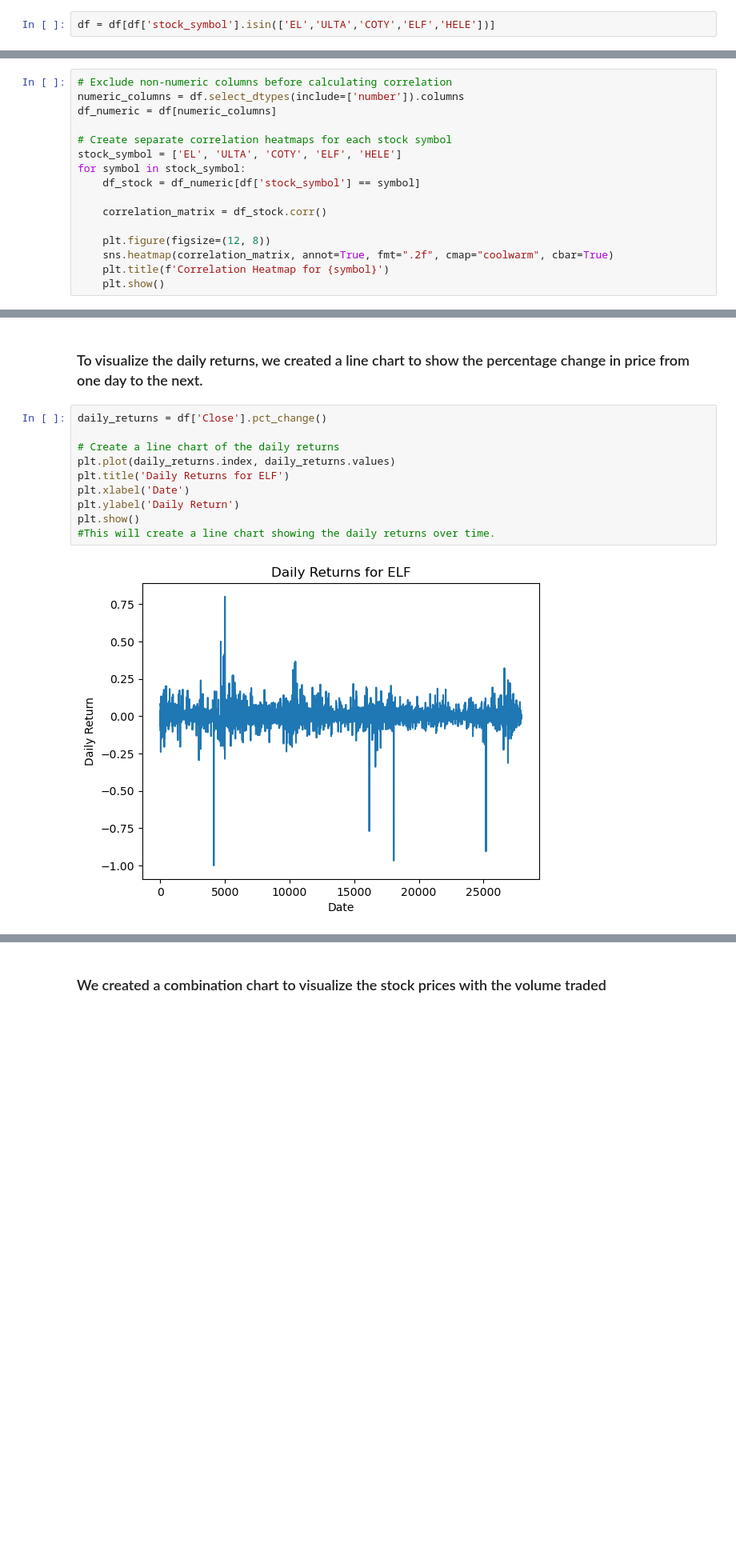
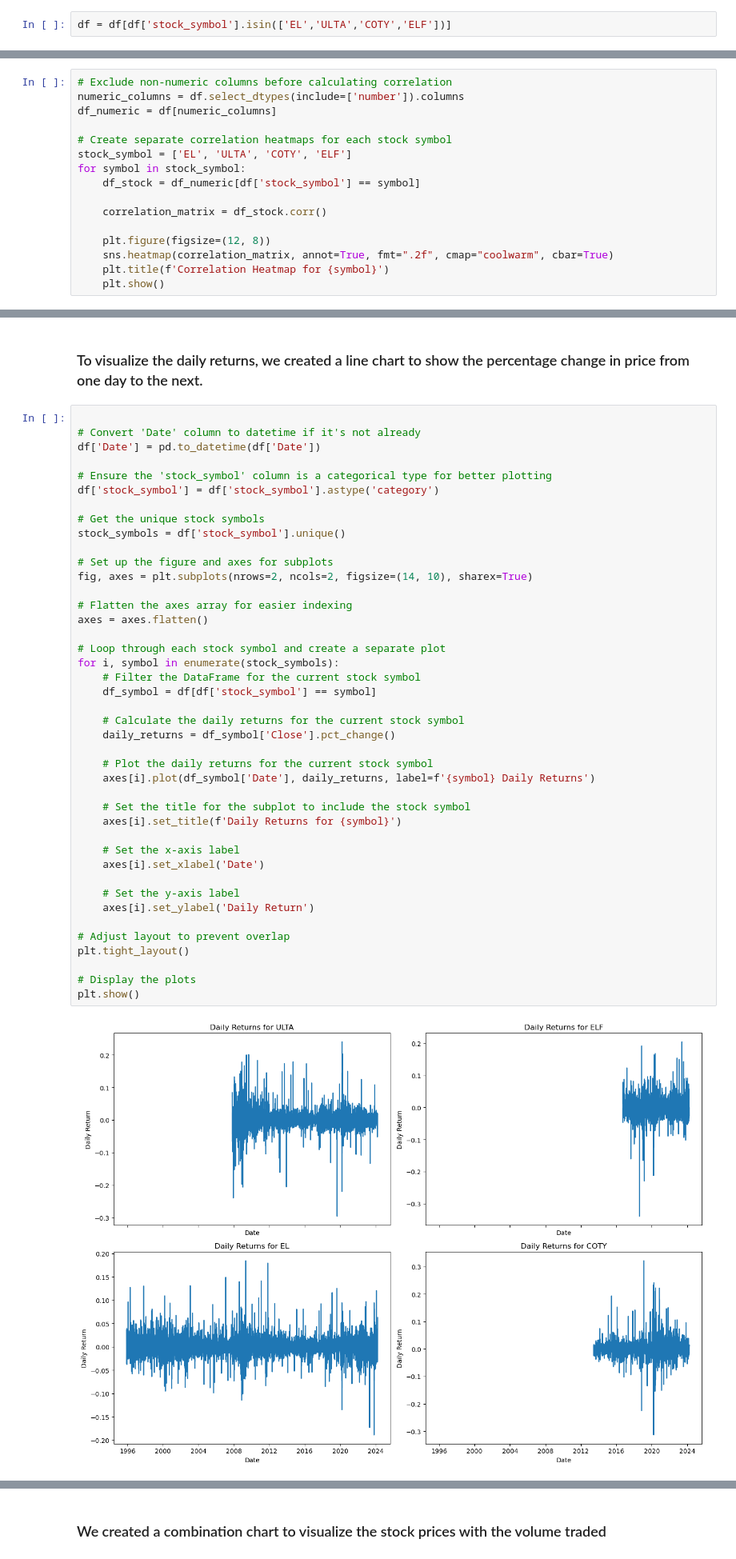
Before and after one commit to Hdubbs81/Stock_Predictor_Capstone, a Jupyter notebook: 2. Stock_Predictor_Model_EDA.ipynb, the cells around one changed output, grey strips where cells are left out. Shown at 80% size. Saved outputs shown, nothing was run; the diff lists cells and outputs as text; blank space fills up the shorter version.

```diff
--- a/2. Stock_Predictor_Model_EDA.ipynb
+++ b/2. Stock_Predictor_Model_EDA.ipynb
@@ -50,7 +50,7 @@ To enable the following instructions: AVX2 AVX512F AVX512_VNNI FMA, in other ope
 # %%
 df = pd.read_csv('/Users/heatheradler/Documents/GitHub/Springboard/Springboard_Projects/Stock_Predictor_Capstone/Concated_Dataframe.csv')
 # %%
-df = df[df['stock_symbol'].isin(['EL','ULTA','COTY','ELF','HELE'])]
+df = df[df['stock_symbol'].isin(['EL','ULTA','COTY','ELF'])]
 # %%
 dt.datetime.strptime('2024-01-03', "%Y-%m-%d")
 # %% [output]
@@ -194,7 +197,7 @@ numeric_columns = df.select_dtypes(include=['number']).columns
 df_numeric = df[numeric_columns]
 
 # Create separate correlation heatmaps for each stock symbol
-stock_symbol = ['EL', 'ULTA', 'COTY', 'ELF', 'HELE']
+stock_symbol = ['EL', 'ULTA', 'COTY', 'ELF']
 for symbol in stock_symbol:
     df_stock = df_numeric[df['stock_symbol'] == symbol]
 
@@ -229,14 +243,46 @@ plt.show()
 # %% [markdown]
 ### To visualize the daily returns, we created a line chart to show the percentage change in price from one day to the next.
 # %%
-daily_returns = df['Close'].pct_change()
 
-# Create a line chart of the daily returns
-plt.plot(daily_returns.index, daily_returns.values)
-plt.title('Daily Returns for ELF')
-plt.xlabel('Date')
-plt.ylabel('Daily Return')
+# Convert 'Date' column to datetime if it's not already
+df['Date'] = pd.to_datetime(df['Date'])
+
+# Ensure the 'stock_symbol' column is a categorical type for better plotting
+df['stock_symbol'] = df['stock_symbol'].astype('category')
+
+# Get the unique stock symbols
+stock_symbols = df['stock_symbol'].unique()
+
+# Set up the figure and axes for subplots
+fig, axes = plt.subplots(nrows=2, ncols=2, figsize=(14, 10), sharex=True)
+
+# Flatten the axes array for easier indexing
+axes = axes.flatten()
+
+# Loop through each stock symbol and create a separate plot
+for i, symbol in enumerate(stock_symbols):
+    # Filter the DataFrame for the current stock symbol
+    df_symbol = df[df['stock_symbol'] == symbol]
+
+    # Calculate the daily returns for the current stock symbol
+    daily_returns = df_symbol['Close'].pct_change()
+
+    # Plot the daily returns for the current stock symbol
+    axes[i].plot(df_symbol['Date'], daily_returns, label=f'{symbol} Daily Returns')
+
+    # Set the title for the subplot to include the stock symbol
+    axes[i].set_title(f'Daily Returns for {symbol}')
+
+    # Set the x-axis label
+    axes[i].set_xlabel('Date')
+
+    # Set the y-axis label
+    axes[i].set_ylabel('Daily Return')
+
+# Adjust layout to prevent overlap
+plt.tight_layout()
+
+# Display the plots
 plt.show()
-#This will create a line chart showing the daily returns over time.
 # %% [output]
-[figure, old version]
+[figure, new version]
```
Also changed, not shown: parts of 18 cells of this notebook.
